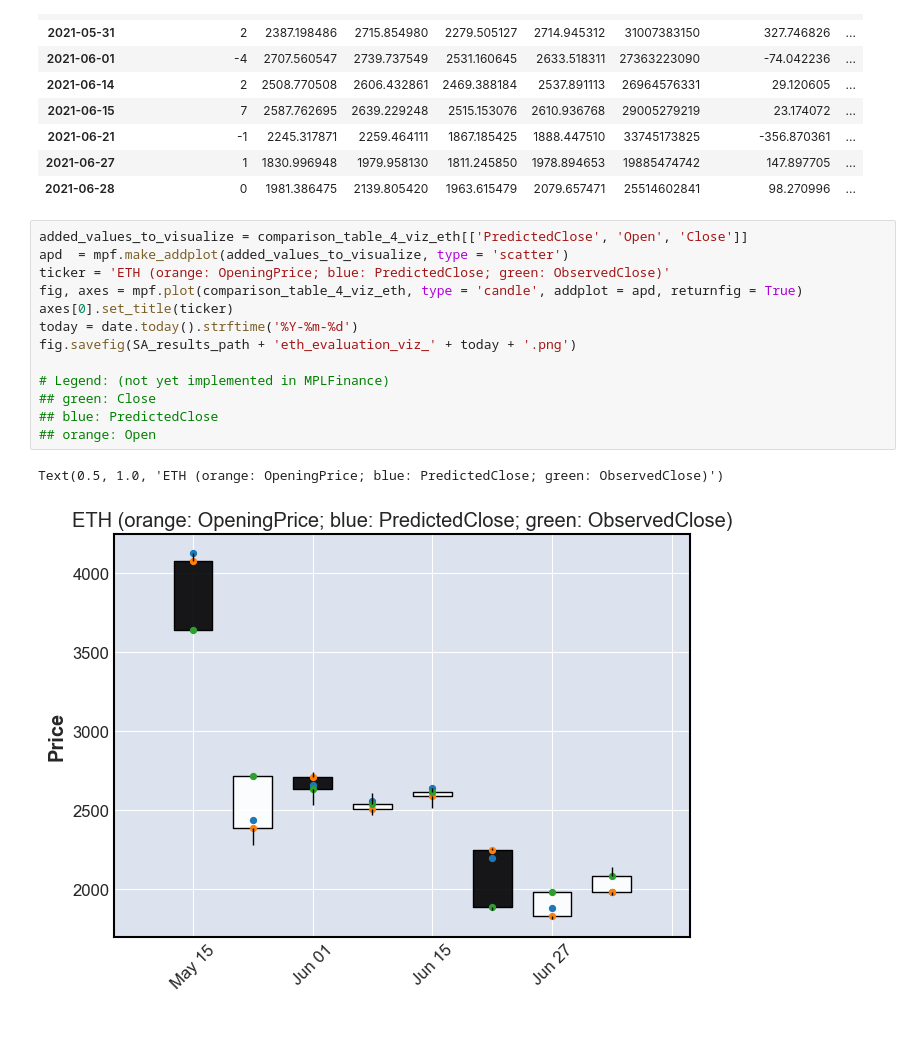
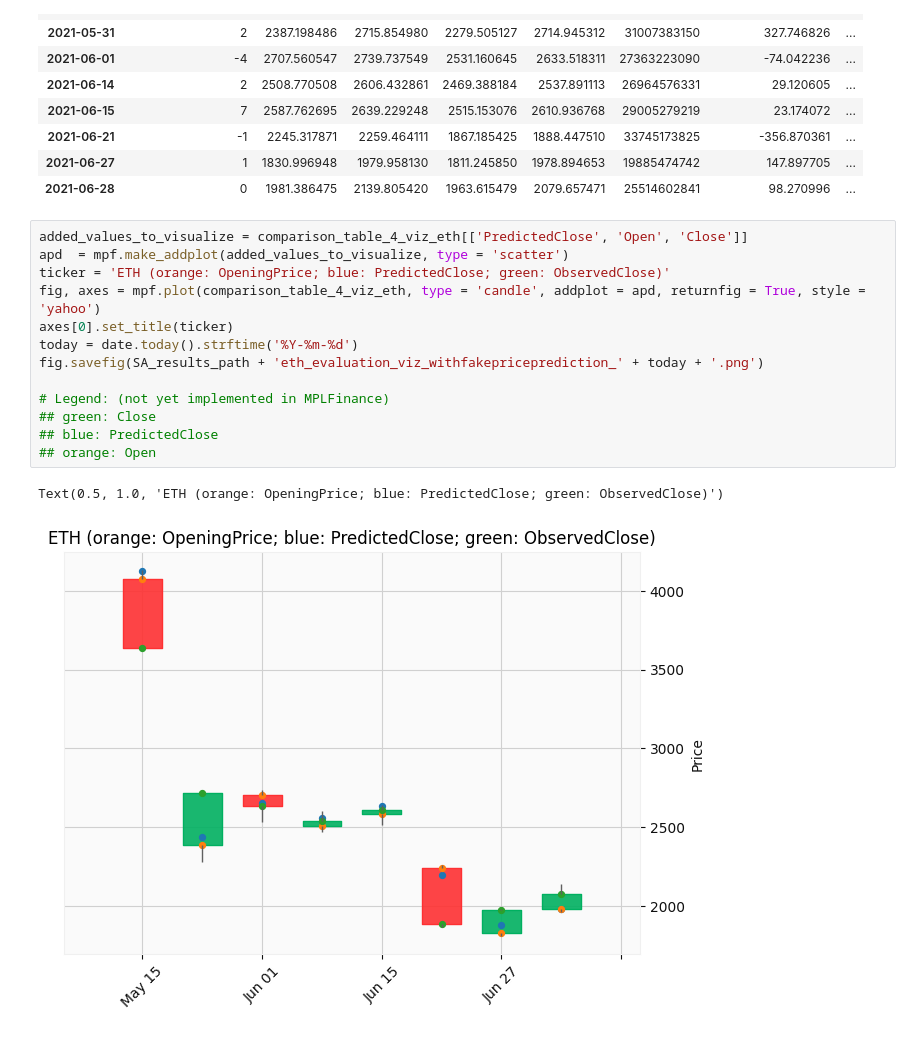
Before and after one commit to distractedm1nd/mar2moon, a Jupyter notebook: scripts/CoinPriceAnalysis.ipynb, the cells around one changed output. Cells and saved outputs as stored; diff of their text form.

```diff
--- a/scripts/CoinPriceAnalysis.ipynb
+++ b/scripts/CoinPriceAnalysis.ipynb
@@ -491,16 +493,16 @@ display(comparison_table_4_viz_eth)
 # %%
 added_values_to_visualize = comparison_table_4_viz_eth[['PredictedClose', 'Open', 'Close']]
 apd  = mpf.make_addplot(added_values_to_visualize, type = 'scatter')
 ticker = 'ETH (orange: OpeningPrice; blue: PredictedClose; green: ObservedClose)'
-fig, axes = mpf.plot(comparison_table_4_viz_eth, type = 'candle', addplot = apd, returnfig = True)
+fig, axes = mpf.plot(comparison_table_4_viz_eth, type = 'candle', addplot = apd, returnfig = True, style = 'yahoo')
 axes[0].set_title(ticker)
 today = date.today().strftime('%Y-%m-%d')
-fig.savefig(SA_results_path + 'eth_evaluation_viz_' + today + '.png')
+fig.savefig(SA_results_path + 'eth_evaluation_viz_withfakepriceprediction_' + today + '.png')
 
 # Legend: (not yet implemented in MPLFinance)
 ## green: Close
 ## blue: PredictedClose
 ## orange: Open
 # %% [output]
 Text(0.5, 1.0, 'ETH (orange: OpeningPrice; blue: PredictedClose; green: ObservedClose)')
-[figure, old version]
+[figure, new version]
```
Also changed, not shown: parts of 13 cells of this notebook.
